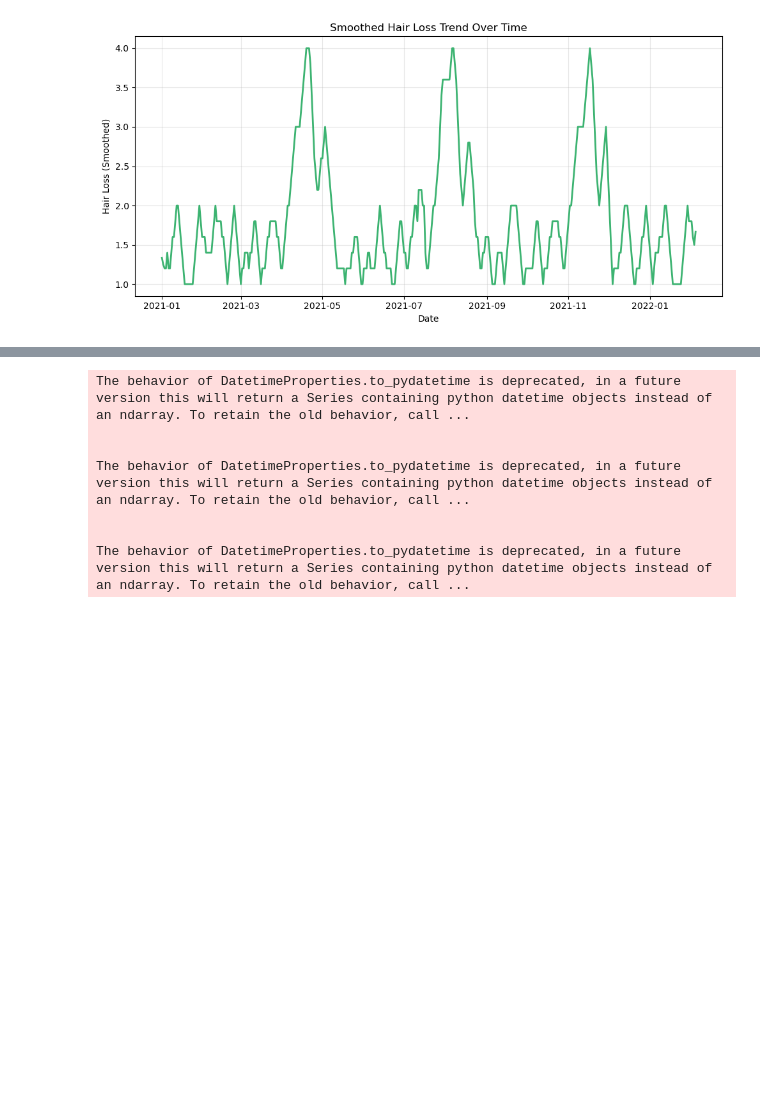
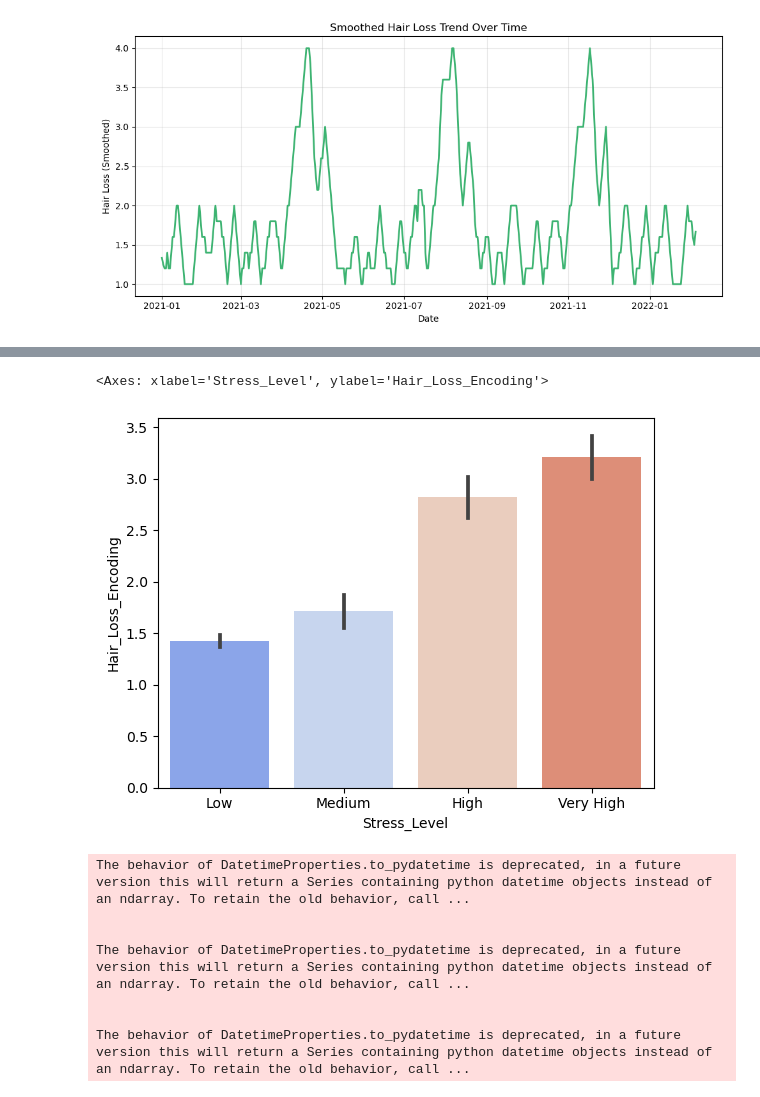
Before and after one commit to AhmadJabbar2502/Hair-Fall-Prediction, a Jupyter notebook: data_cleaning_luke_hair_data.ipynb, the cells around one changed output, grey strips where cells are left out. Drawn from its saved outputs; the diff is of its cells as text; code cells hidden in the pictures; blank space fills up the shorter version.

```diff
--- a/data_cleaning_luke_hair_data.ipynb
+++ b/data_cleaning_luke_hair_data.ipynb
@@ -286,3 +292,9 @@ plt.show()
+# %%
+sns.barplot(x='Stress_Level', y='Hair_Loss_Encoding', data=df, palette='coolwarm')
+# sns.barplot(x='Coffee_Consumed', y='Hair_Loss_Encoding', data=df, palette='coolwarm')
+# %% [output]
+<Axes: xlabel='Stress_Level', ylabel='Hair_Loss_Encoding'>
+[figure, added]
 # %%
 # %%
 # Import libraries
```
Also changed, not shown: parts of 3 cells of this notebook, 8 other files.
